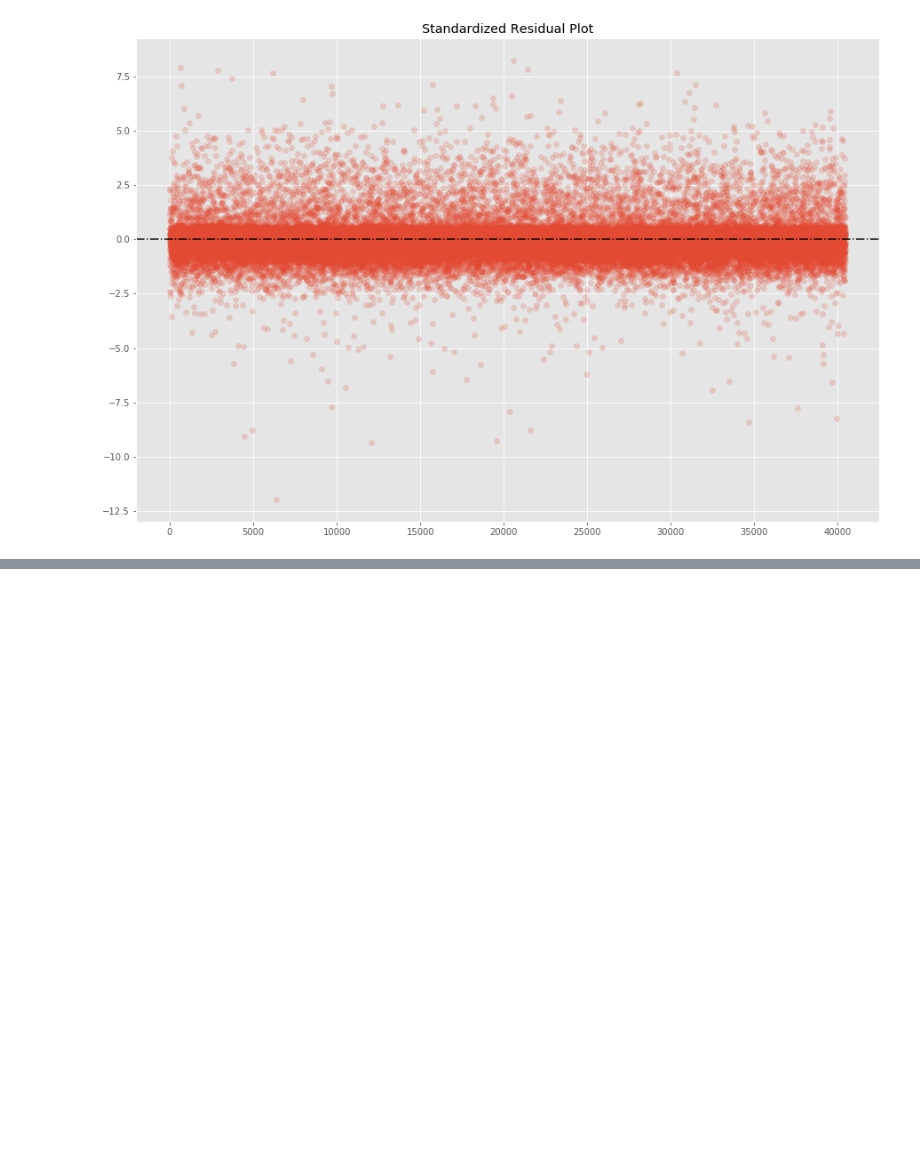
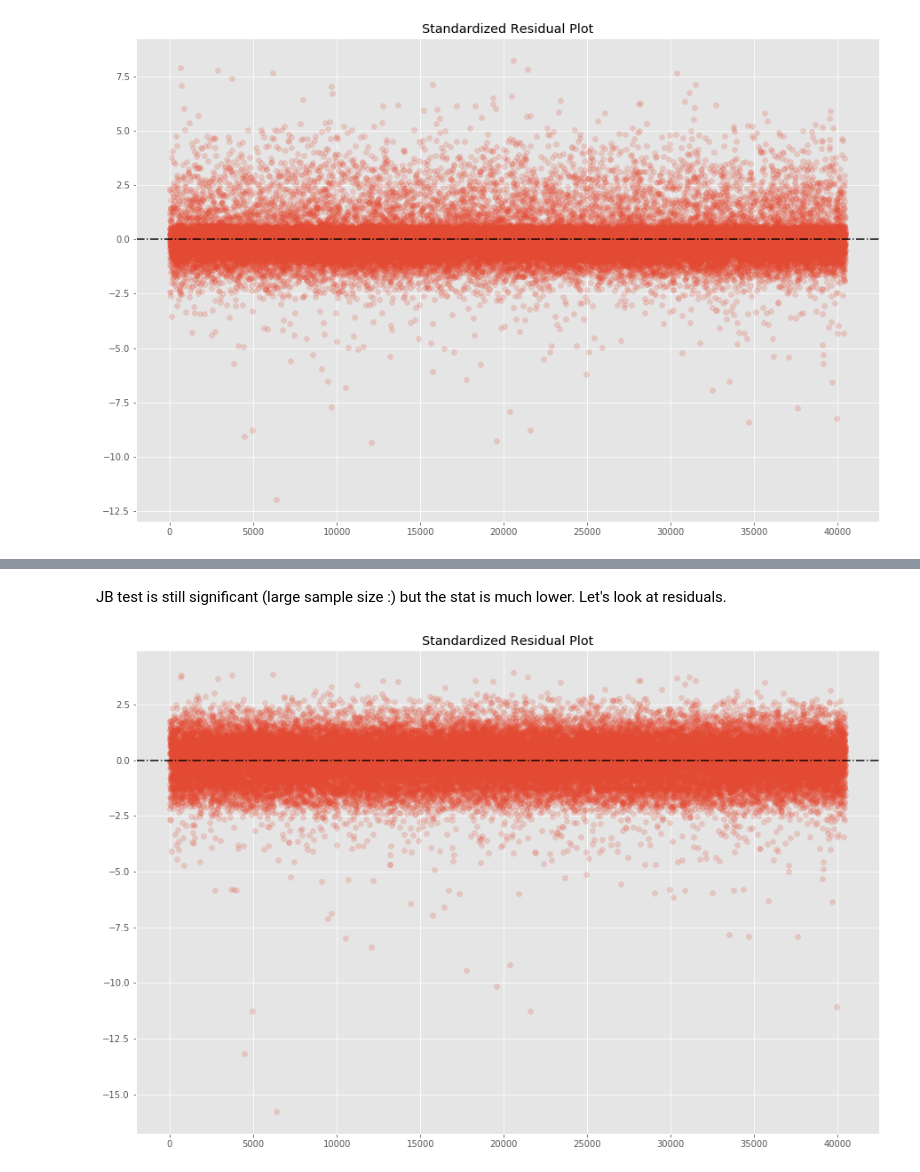
Before and after one commit to benedictaquino/diamond-pricing, a Jupyter notebook: notebooks/EDA.ipynb, the cells around one changed output, grey strips where cells are left out. Cells and saved outputs as stored; diff of their text form; code cells hidden in the pictures; blank space fills up the shorter version.

```diff
--- a/notebooks/EDA.ipynb
+++ b/notebooks/EDA.ipynb
@@ -173,0 +156,5 @@ import scipy.stats as st
+# %%
+lm_log_carat = sm.OLS(lny, X)
+lm_log_carat_fitted = lm_log_carat.fit()
+
+lm_log_carat_fitted.summary()
@@ -173,0 +181,11 @@ import scipy.stats as st
+# %% [markdown]
+JB test is still significant (large sample size :\) but the stat is much lower. Let's look at residuals.
+# %%
+log_pearson_resids = lm_log_carat_fitted.resid_pearson
+
+plt.figure(figsize=(15,10)); # I like big plots and I cannot lie
+plt.scatter(x=range(len(resids)), y=log_pearson_resids, alpha=0.2);
+plt.title("Standardized Residual Plot");
+plt.axhline(c='black', ls='-.');
+# %% [output]
+[figure, added]
```
Also changed, not shown: parts of 22 cells of this notebook.
